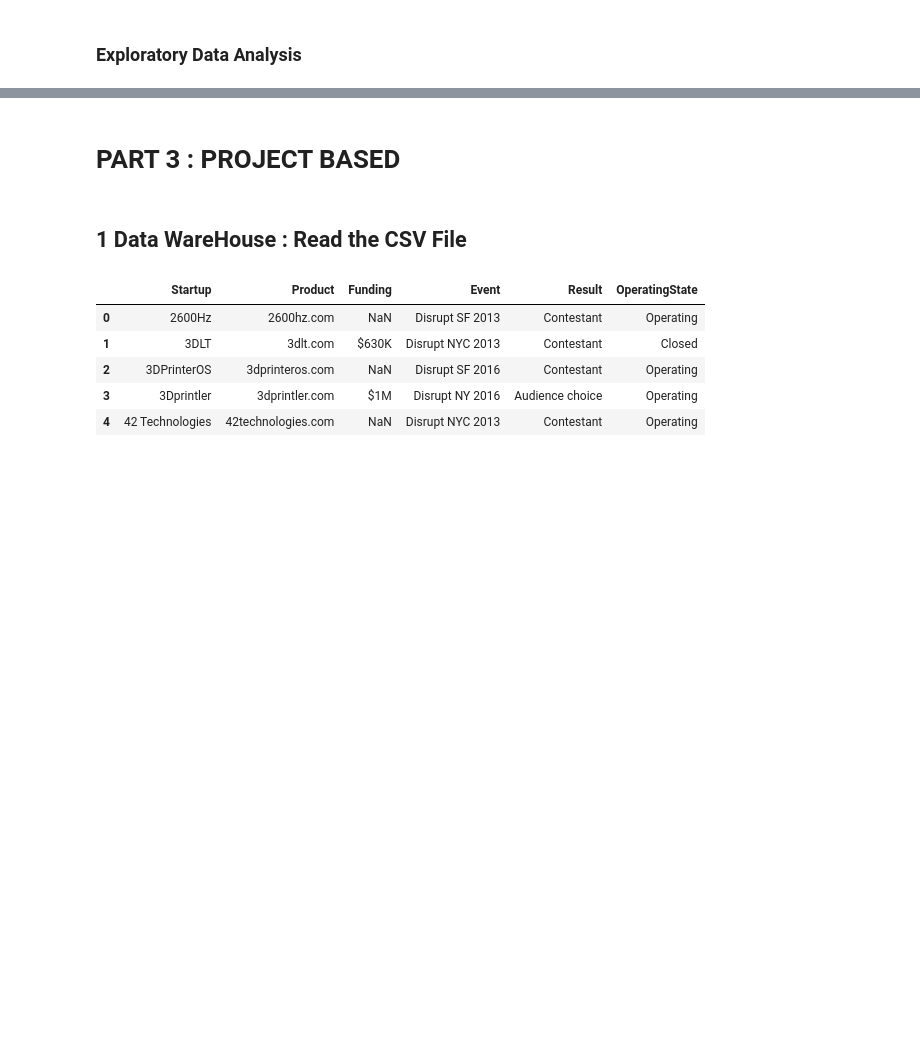
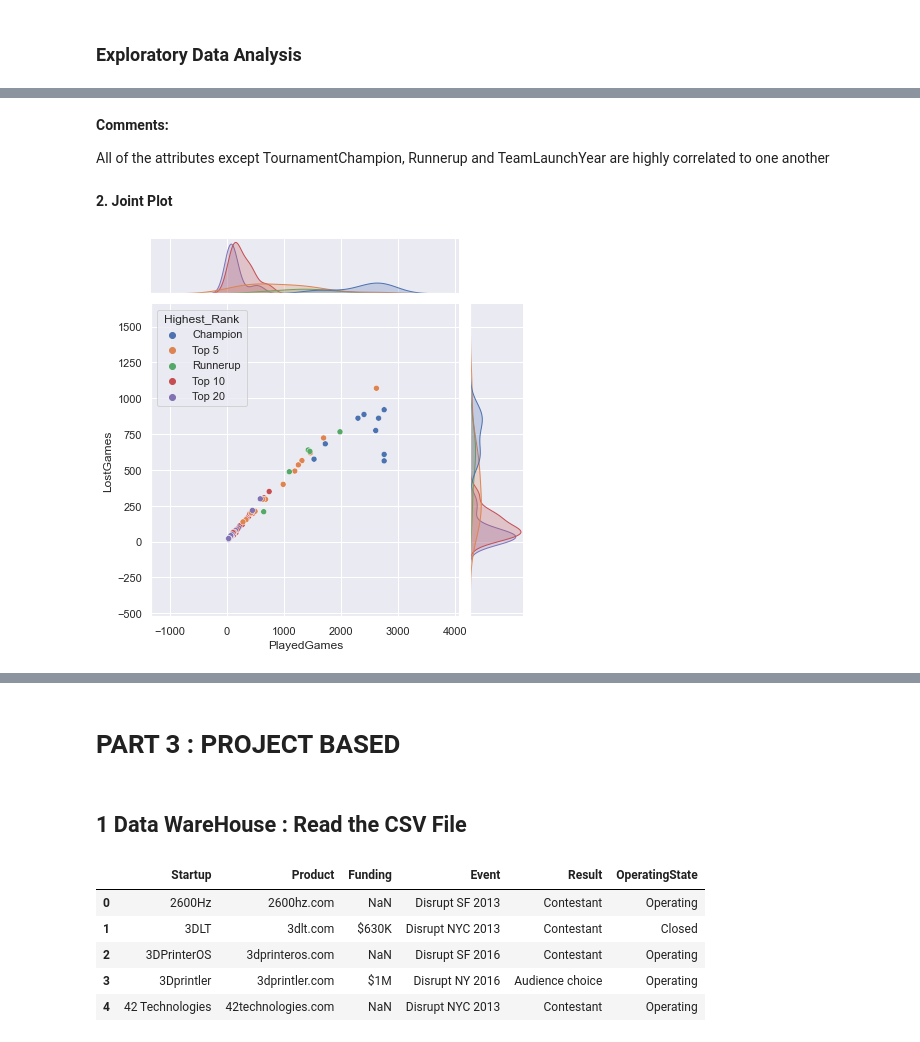
Before and after one commit to aishwarya-chamanoor/AIML_GreatLearning, a Jupyter notebook: Solution.ipynb, the cells around one changed output, grey strips where cells are left out. Cells and saved outputs as stored; diff of their text form; code cells hidden in the pictures; blank space fills up the shorter version.

```diff
--- a/Solution.ipynb
+++ b/Solution.ipynb
@@ -346,0 +448,12 @@ sns.pairplot(tournament_data[game_plots]);
+# %% [markdown]
+<b>Comments:</b>
+
+All of the attributes except TournamentChampion, Runnerup and TeamLaunchYear are highly correlated to one another
+# %% [markdown]
+<b>2. Joint Plot</b>
+# %%
+## Comparing the attributes PLayedGames vs LostGames with hue as HighestRank Held
+# this is a numerical vs numerical variable plot
+sns.jointplot(x="PlayedGames",y="LostGames",hue="Highest_Rank",data=final_data);
+# %% [output]
+[figure, added]
```
Also changed, not shown: parts of 49 cells of this notebook.
